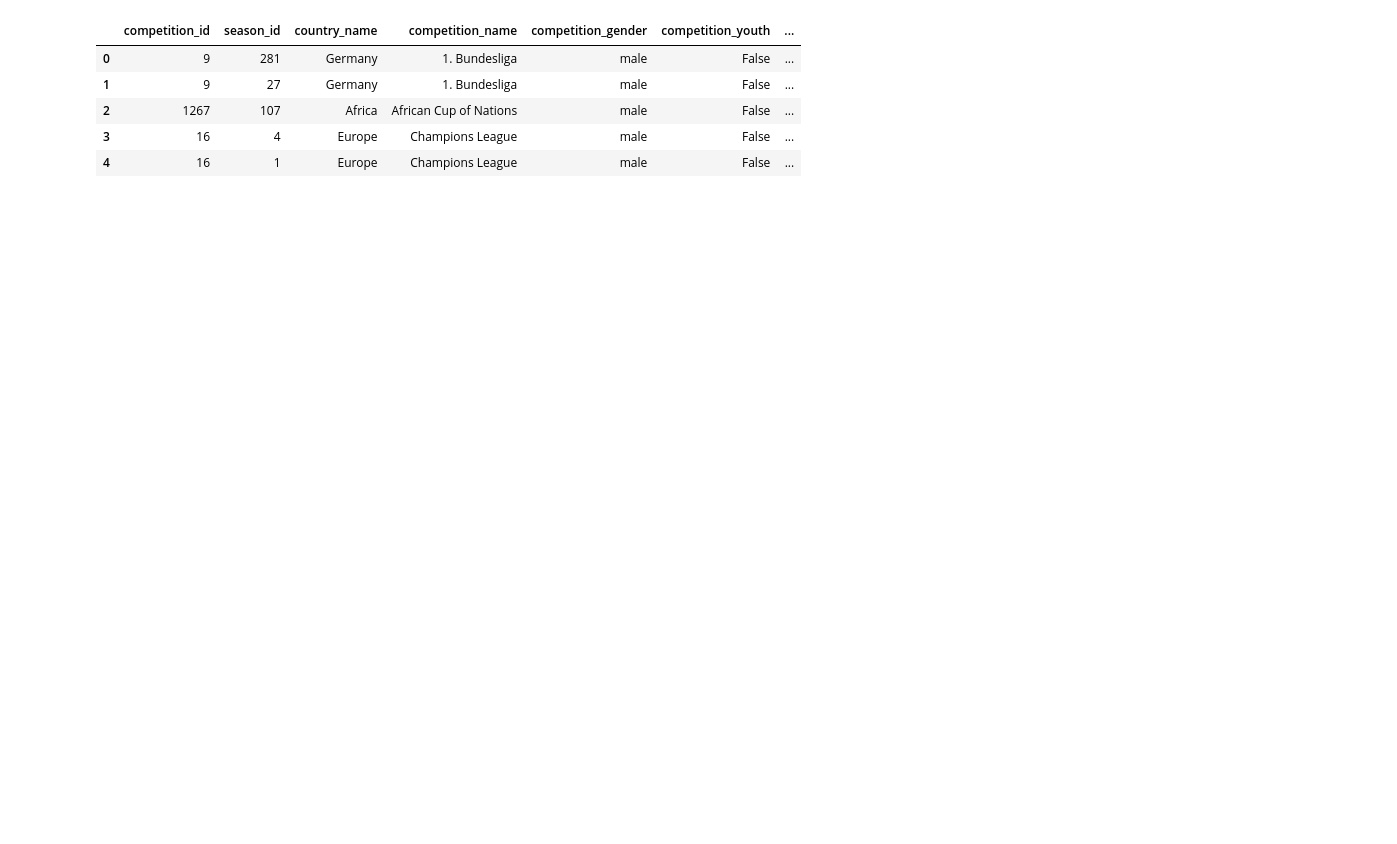
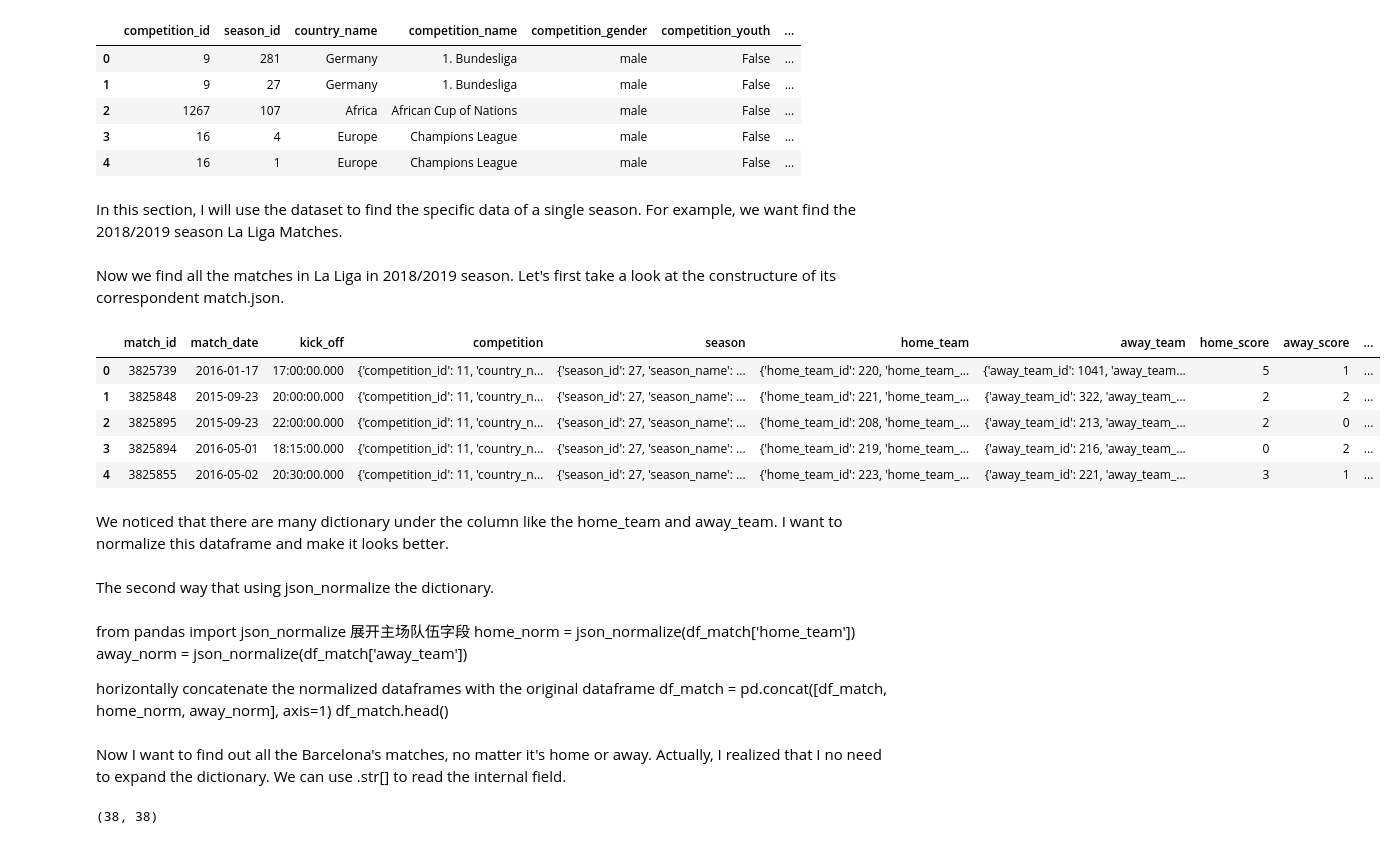
Before and after one commit to liuhouyi720-pixel/World-Cup-2026, a Jupyter notebook: Learning/Match_selection_tool.ipynb, the cells around one changed output. Saved outputs shown, nothing was run; the diff lists cells and outputs as text; code cells hidden in the pictures; blank space fills up the shorter version.

```diff
--- a/Learning/Match_selection_tool.ipynb
+++ b/Learning/Match_selection_tool.ipynb
@@ -9,3 +9,8 @@ df.head()
 | 2 | 1267 | 107 | Africa | African Cup of Nations | male | False | ... |
 | 3 | 16 | 4 | Europe | Champions League | male | False | ... |
 | 4 | 16 | 1 | Europe | Champions League | male | False | ... |
+# %% [markdown]
+In this section, I will use the dataset to find the specific data of a single season. For example, we want find the 2018/2019 season La Liga Matches.
+# %%
+index_league = "La Liga"
+index_season = "2015/2016"
@@ -11,0 +23,18 @@ df.head()
+# %% [markdown]
+Now we find all the matches in La Liga in 2018/2019 season. Let's first take a look at the constructure of its correspondent match.json.
+# %%
+
+from pathlib import Path
+DATA_DIR = Path("D:/UIUC/Projects/World Cup 2026/archive/data")
+match_file = DATA_DIR / "matches"/str(COMPETITION_ID) / f"{SEASON_ID}.json"
+df_match = pd.read_json(match_file)
+df_match.head()
+# %% [output]
+|  | match_id | match_date | kick_off | competition | season | home_team | away_team | home_score | away_score | ... |
+| 0 | 3825739 | 2016-01-17 | 17:00:00.000 | {'competition_id': 11, 'country_n... | {'season_id': 27, 'season_name': ... | {'home_team_id': 220, 'home_team_... | {'away_team_id': 1041, 'away_team... | 5 | 1 | ... |
+| 1 | 3825848 | 2015-09-23 | 20:00:00.000 | {'competition_id': 11, 'country_n... | {'season_id': 27, 'season_name': ... | {'home_team_id': 221, 'home_team_... | {'away_team_id': 322, 'away_team_... | 2 | 2 | ... |
+| 2 | 3825895 | 2015-09-23 | 22:00:00.000 | {'competition_id': 11, 'country_n... | {'season_id': 27, 'season_name': ... | {'home_team_id': 208, 'home_team_... | {'away_team_id': 213, 'away_team_... | 2 | 0 | ... |
+| 3 | 3825894 | 2016-05-01 | 18:15:00.000 | {'competition_id': 11, 'country_n... | {'season_id': 27, 'season_name': ... | {'home_team_id': 219, 'home_team_... | {'away_team_id': 216, 'away_team_... | 0 | 2 | ... |
+| 4 | 3825855 | 2016-05-02 | 20:30:00.000 | {'competition_id': 11, 'country_n... | {'season_id': 27, 'season_name': ... | {'home_team_id': 223, 'home_team_... | {'away_team_id': 221, 'away_team_... | 3 | 1 | ... |
+# %% [markdown]
+We noticed that there are many dictionary under the column like the home_team and away_team. I want to normalize this dataframe and make it looks better.
@@ -11,0 +58,13 @@ df.head()
+# %% [markdown]
+The second way that using json_normalize the dictionary.
+# %% [markdown]
+from pandas import json_normalize
+    展开主场队伍字段
+home_norm = json_normalize(df_match['home_team'])
+away_norm = json_normalize(df_match['away_team'])
+
+horizontally concatenate the normalized dataframes with the original dataframe
+df_match = pd.concat([df_match, home_norm, away_norm], axis=1)
+df_match.head()
+# %% [markdown]
+Now I want to find out all the Barcelona's matches, no matter it's home or away. Actually, I realized that I no need to expand the dictionary. We can use .str[] to read the internal field.
@@ -11,0 +79,10 @@ df.head()
+# %%
+mask = (
+    (df_match["home_team_name"] == "Real Madrid")
+    |
+    (df_match["away_team_name"] == "Real Madrid")
+)
+realmadrid_matches = df_match.loc[mask]
+len(barca_matches), len(realmadrid_matches)
+# %% [output]
+(38, 38)
```
Also changed, not shown: parts of 15 cells of this notebook, 1 other file.
